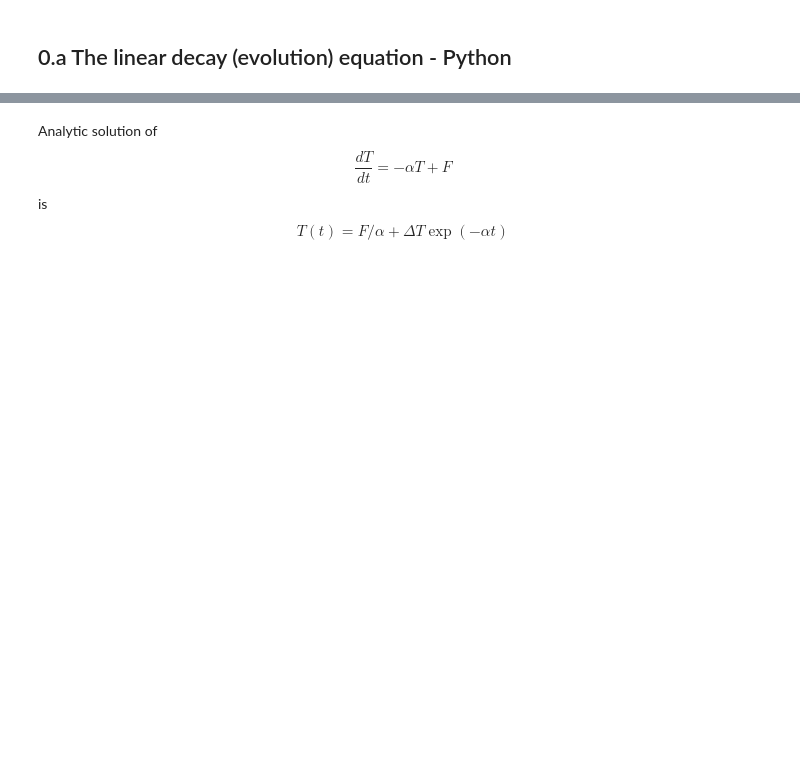
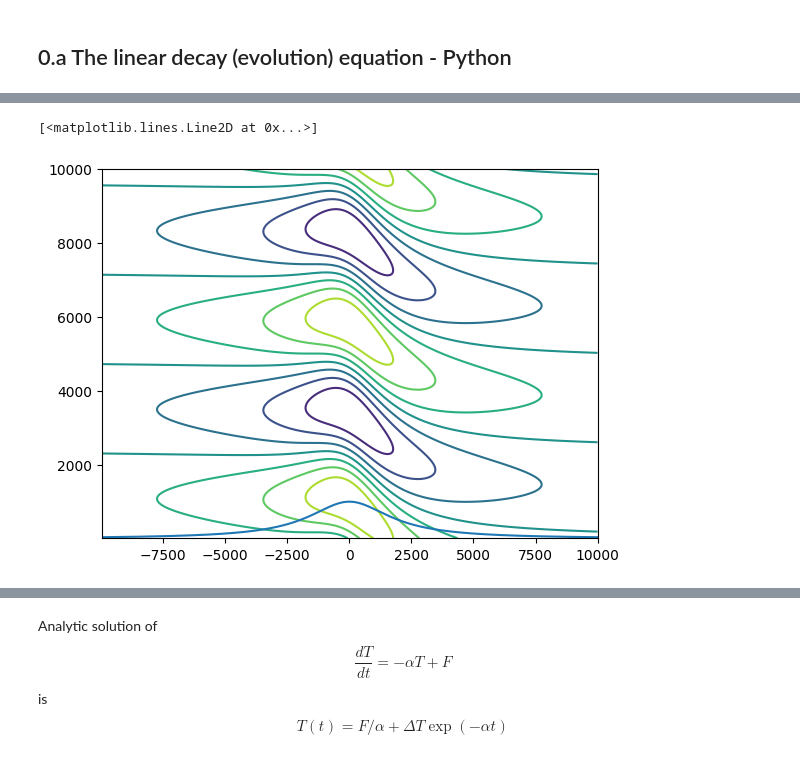
Before and after one commit to MomoInSpace/tlab_Tutorial, a Jupyter notebook: MetMod_programming/sheet2/Sheet1.ipynb, the cells around one changed output, grey strips where cells are left out. Cells and saved outputs as stored; diff of their text form; code cells hidden in the pictures; blank space fills up the shorter version.

```diff
--- a/MetMod_programming/sheet2/Sheet1.ipynb
+++ b/MetMod_programming/sheet2/Sheet1.ipynb
@@ -7,0 +19,6 @@ import matplotlib.pyplot as plt
+# %%
+plt.contour(x,z,delta.T)
+plt.plot(x,zs)
+# %% [output]
+[<matplotlib.lines.Line2D at 0x...>]
+[figure, added]
```
Also changed, not shown: parts of 4 cells of this notebook, 9 other files.
